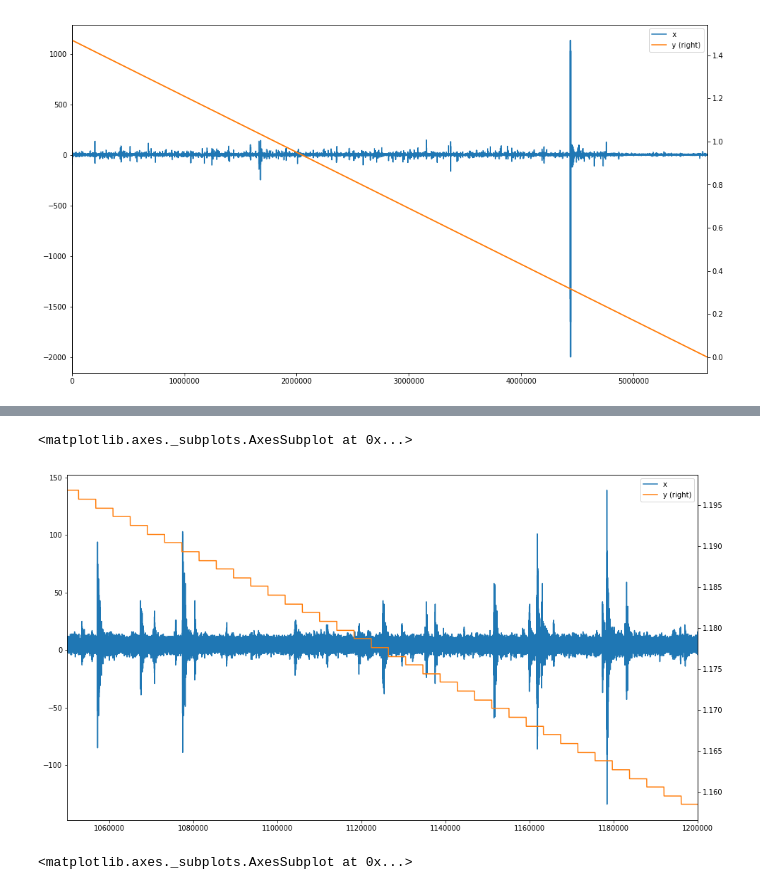
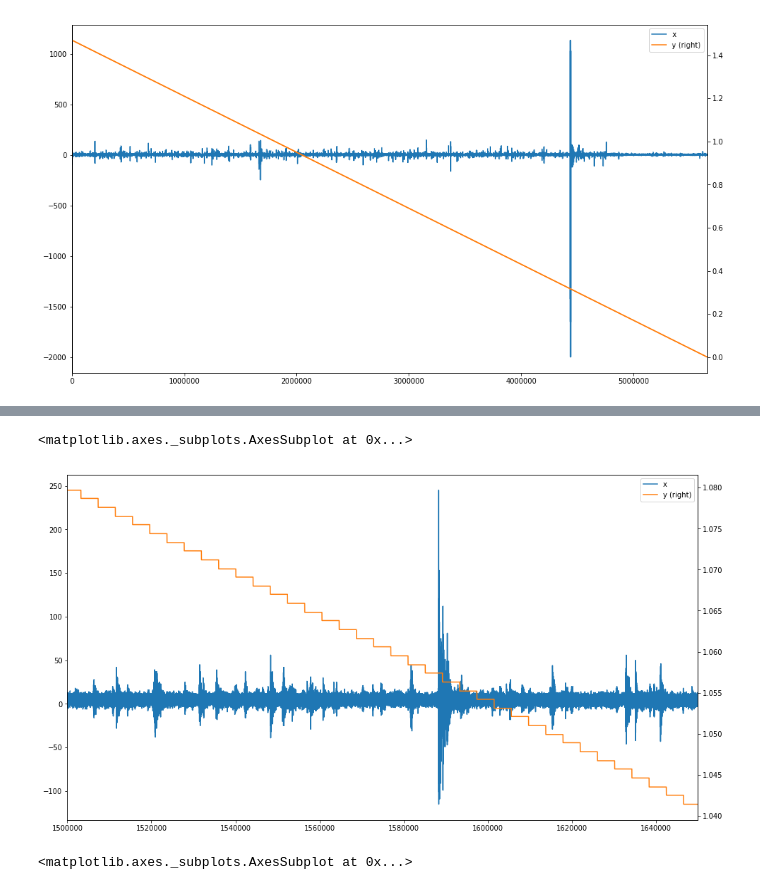
Before and after one commit to WLM1ke/LANL_Earthquake_Prediction, a Jupyter notebook: notebooks/EDA.ipynb, the cells around one changed output, grey strips where cells are left out. Cells and saved outputs as stored; diff of their text form; code cells hidden in the pictures.

```diff
--- a/notebooks/EDA.ipynb
+++ b/notebooks/EDA.ipynb
@@ -41,10 +26,10 @@ Name: x, Length: 186, dtype: int64
 # %%
 block = 150000
-num = 7
+num = 10
 df.loc[num * block: (num + 1) * block].plot(figsize=(16,9), secondary_y=["y"])
 # %% [output]
 <matplotlib.axes._subplots.AxesSubplot at 0x...>
-[figure, old version]
+[figure, new version]
 # %%
 df = pd.read_csv(raw_data, skiprows=5656574, nrows=44429303)
 df.columns = ["x", "y"]
```
Also changed, not shown: parts of 38 cells of this notebook, 3 other files.
